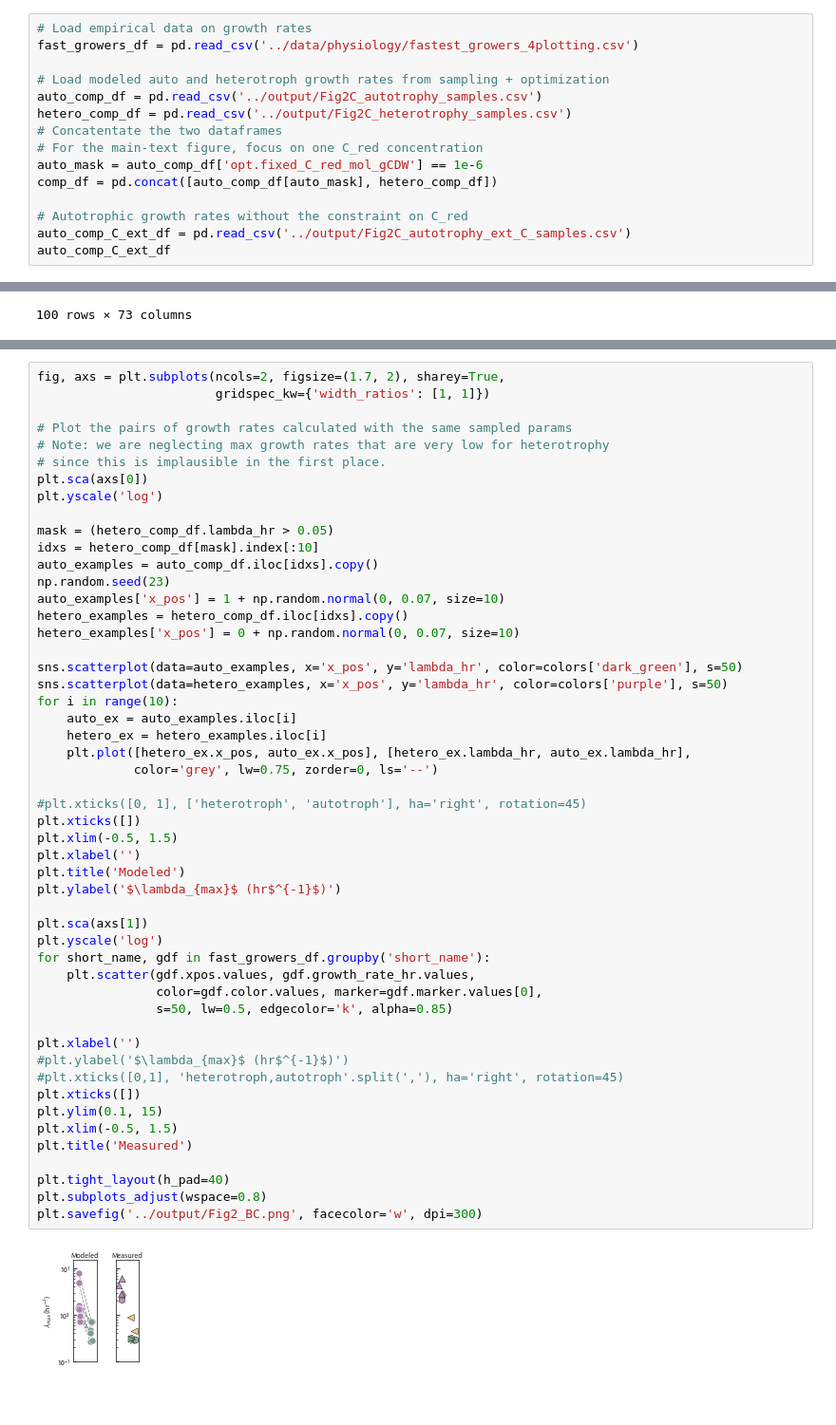
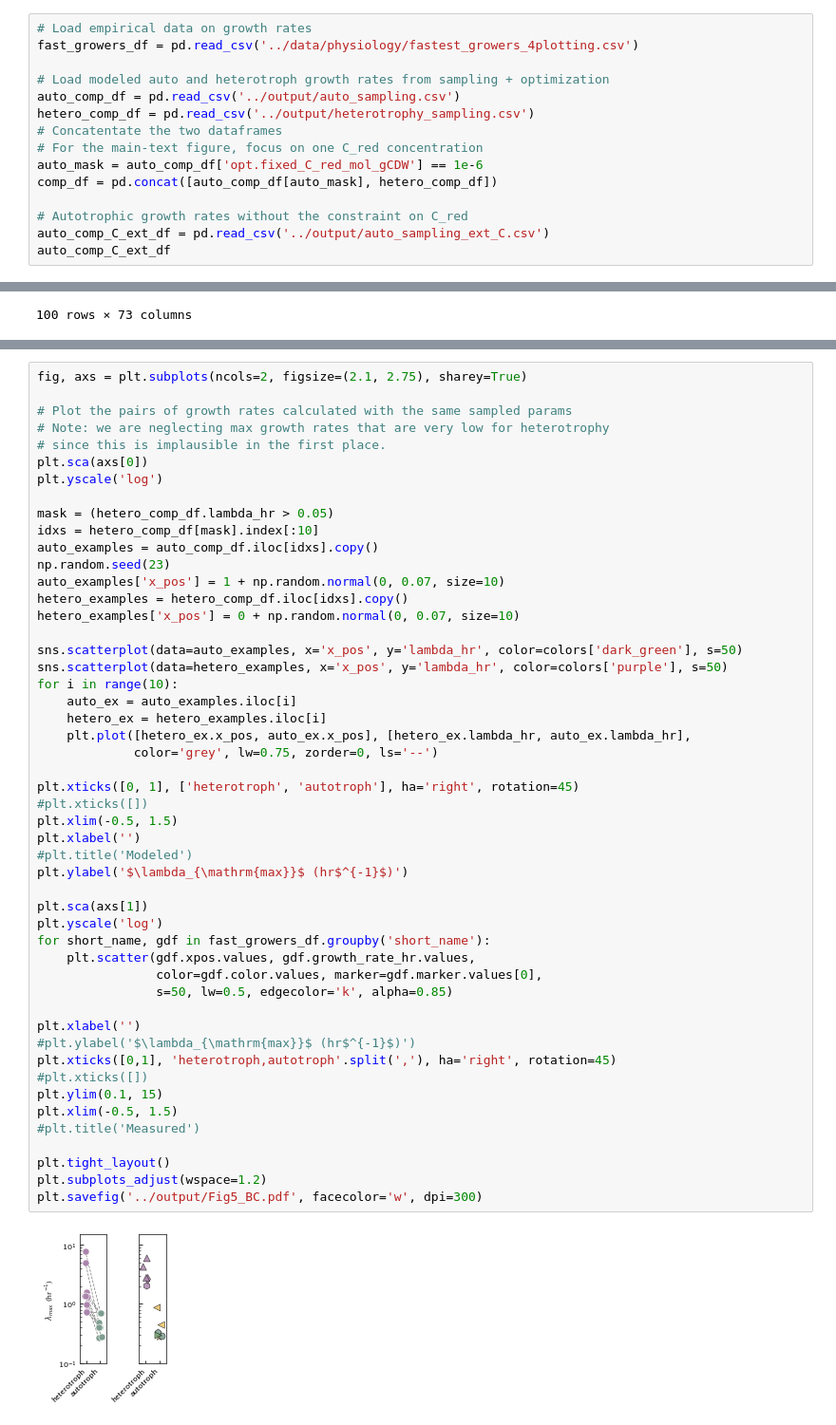
Before and after one commit to flamholz/redox-proteome, a Jupyter notebook: notebooks/Fig5.ipynb, the cells around one changed output, grey strips where cells are left out. Shown at 95% size. Drawn from its saved outputs; the diff is of its cells as text.

```diff
--- a/notebooks/Fig5.ipynb
+++ b/notebooks/Fig5.ipynb
@@ -17,15 +17,15 @@ lin_colors = [colors[c] for c in color_order]
 fast_growers_df = pd.read_csv('../data/physiology/fastest_growers_4plotting.csv')
 
 # Load modeled auto and heterotroph growth rates from sampling + optimization
-auto_comp_df = pd.read_csv('../output/Fig2C_autotrophy_samples.csv')
-hetero_comp_df = pd.read_csv('../output/Fig2C_heterotrophy_samples.csv')
+auto_comp_df = pd.read_csv('../output/auto_sampling.csv')
+hetero_comp_df = pd.read_csv('../output/heterotrophy_sampling.csv')
 # Concatentate the two dataframes
 # For the main-text figure, focus on one C_red concentration
 auto_mask = auto_comp_df['opt.fixed_C_red_mol_gCDW'] == 1e-6
 comp_df = pd.concat([auto_comp_df[auto_mask], hetero_comp_df])
 
 # Autotrophic growth rates without the constraint on C_red
-auto_comp_C_ext_df = pd.read_csv('../output/Fig2C_autotrophy_ext_C_samples.csv')
+auto_comp_C_ext_df = pd.read_csv('../output/auto_sampling_ext_C.csv')
 auto_comp_C_ext_df
 # %% [output]
 |  | oxidation_kcat_s | oxidation_m_kDa | reduction_kcat_s | reduction_m_kDa | anabolism_kcat_s | ... |
@@ -57,8 +57,7 @@ fast_growers_df
 | 9 | V. natrigens | https://doi.org/10.1128/genomea.0... | heterotroph | Heterotrophic bacteria | 0.120 | 5.941262 | 37 | heterotrophy | ... |
 | 10 | V. natrigens | https://doi.org/10.1128/jb.83.4.7... | heterotroph | Heterotrophic bacteria | 0.160 | 4.243758 | 37 | heterotrophy | ... |
 # %%
-fig, axs = plt.subplots(ncols=2, figsize=(1.7, 2), sharey=True,
-                        gridspec_kw={'width_ratios': [1, 1]})
+fig, axs = plt.subplots(ncols=2, figsize=(2.1, 2.75), sharey=True)
 
 # Plot the pairs of growth rates calculated with the same sampled params
 # Note: we are neglecting max growth rates that are very low for heterotrophy
@@ -70,45 +69,45 @@ mask = (hetero_comp_df.lambda_hr > 0.05)
 idxs = hetero_comp_df[mask].index[:10]
 auto_examples = auto_comp_df.iloc[idxs].copy()
 np.random.seed(23)
 auto_examples['x_pos'] = 1 + np.random.normal(0, 0.07, size=10)
 hetero_examples = hetero_comp_df.iloc[idxs].copy()
 hetero_examples['x_pos'] = 0 + np.random.normal(0, 0.07, size=10)
 
 sns.scatterplot(data=auto_examples, x='x_pos', y='lambda_hr', color=colors['dark_green'], s=50)
 sns.scatterplot(data=hetero_examples, x='x_pos', y='lambda_hr', color=colors['purple'], s=50)
 for i in range(10):
     auto_ex = auto_examples.iloc[i]
     hetero_ex = hetero_examples.iloc[i]
     plt.plot([hetero_ex.x_pos, auto_ex.x_pos], [hetero_ex.lambda_hr, auto_ex.lambda_hr],
              color='grey', lw=0.75, zorder=0, ls='--')
 
-#plt.xticks([0, 1], ['heterotroph', 'autotroph'], ha='right', rotation=45)
-plt.xticks([])
+plt.xticks([0, 1], ['heterotroph', 'autotroph'], ha='right', rotation=45)
+#plt.xticks([])
 plt.xlim(-0.5, 1.5)
 plt.xlabel('')
-plt.title('Modeled')
-plt.ylabel('$\lambda_{max}$ (hr$^{-1}$)')
+#plt.title('Modeled')
+plt.ylabel('$\lambda_{\mathrm{max}}$ (hr$^{-1}$)')
 
 plt.sca(axs[1])
 plt.yscale('log')
 for short_name, gdf in fast_growers_df.groupby('short_name'):
     plt.scatter(gdf.xpos.values, gdf.growth_rate_hr.values,
                 color=gdf.color.values, marker=gdf.marker.values[0],
                 s=50, lw=0.5, edgecolor='k', alpha=0.85)
 
 plt.xlabel('')
-#plt.ylabel('$\lambda_{max}$ (hr$^{-1}$)')
-#plt.xticks([0,1], 'heterotroph,autotroph'.split(','), ha='right', rotation=45)
-plt.xticks([])
+#plt.ylabel('$\lambda_{\mathrm{max}}$ (hr$^{-1}$)')
+plt.xticks([0,1], 'heterotroph,autotroph'.split(','), ha='right', rotation=45)
+#plt.xticks([])
 plt.ylim(0.1, 15)
 plt.xlim(-0.5, 1.5)
-plt.title('Measured')
+#plt.title('Measured')
 
-plt.tight_layout(h_pad=40)
-plt.subplots_adjust(wspace=0.8)
-plt.savefig('../output/Fig2_BC.png', facecolor='w', dpi=300)
+plt.tight_layout()
+plt.subplots_adjust(wspace=1.2)
+plt.savefig('../output/Fig5_BC.pdf', facecolor='w', dpi=300)
 # %% [output]
-[figure, old version]
+[figure, new version]
 # %%
 fig, axs = plt.subplots(figsize=(7.24, 2.25), ncols=4, sharey=True)
 
```
Also changed, not shown: parts of 1 cell of this notebook, 3 other files.
